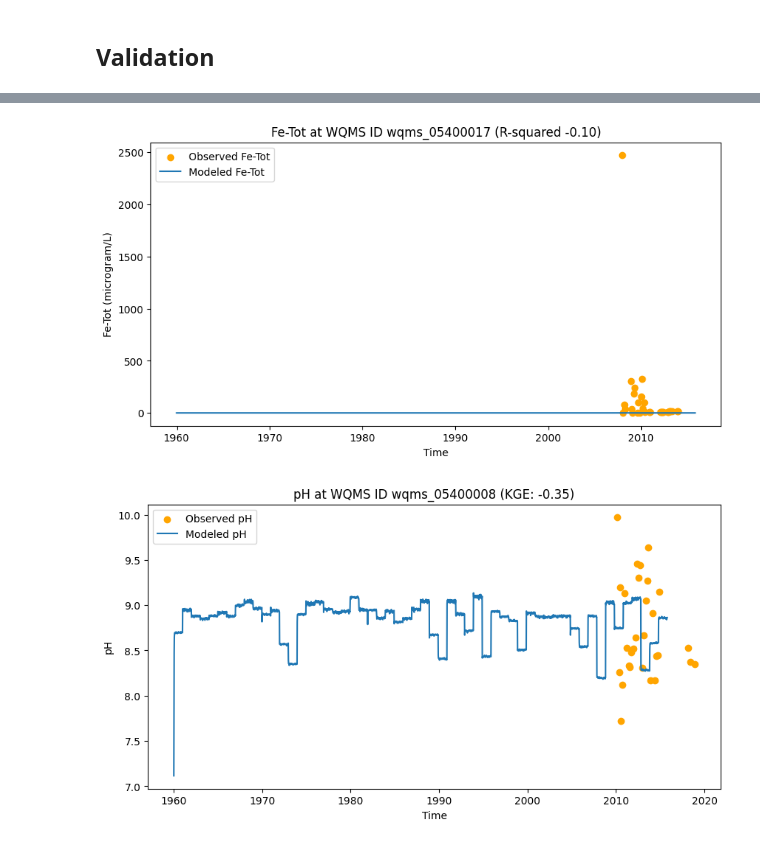
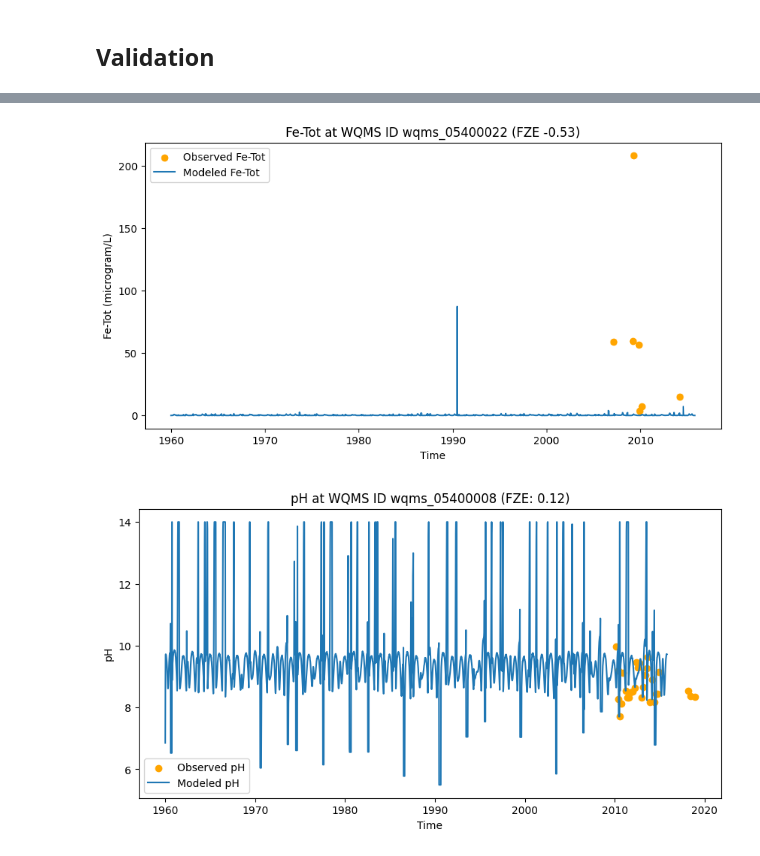
Before and after one commit to lgroenhart/AMDFLOW, a Jupyter notebook: case_study_III.ipynb, the cells around one changed output, grey strips where cells are left out. Cells and saved outputs as stored; diff of their text form; code cells hidden in the pictures.

```diff
--- a/case_study_III.ipynb
+++ b/case_study_III.ipynb
@@ -423,9 +420,9 @@ bedload_storage = output["bedload_storage"]
 output.close()
 # %%
 validation_ph = pd.read_csv(f"../data/validation data/{case_study_nr}/Metrics_pH.csv").dropna()
-display(validation_ph.sort_values("KGE", ascending = False))
+display(validation_ph.sort_values("FZE", ascending = False))
 try:
-    best_nse_ph = validation_ph.sort_values("R", ascending = False).iloc[0]
+    best_fze_ph = validation_ph.sort_values("FZE", ascending = False).iloc[0]
 except:
     pass
 # %% [output]
@@ -479,14 +465,18 @@ except:
 caravan = xr.open_dataset("../data/validation data/Caravan-Qual_lite.zarr", engine="zarr",
                                chunks={})
 # %%
-obs_fe_tot = caravan.sel(wqms_id = best_nse_fe_tot["wqms_id"])["Fe-Tot"]
-obs_ph = caravan.sel(wqms_id = best_nse_ph["wqms_id"])["pH"]
+obs_fe_tot = caravan.sel(wqms_id = best_fze_fe_tot["wqms_id"])["Fe-Tot"]
+obs_ph = caravan.sel(wqms_id = best_fze_ph["wqms_id"])["pH"]
+obs_fe_dis = caravan.sel(wqms_id = best_fze_fe_dis["wqms_id"])["Fe-Dis"]
 # %%
-model_fe_tot = ferric_iron.sel(lat = best_nse_fe_tot["cell_lat"], lon = best_nse_fe_tot["cell_lon"]) + \
-        ferrous_iron.sel(lat = best_nse_fe_tot["cell_lat"], lon = best_nse_fe_tot["cell_lon"]) + \
-        ferric_oxyhydroxide.sel(lat = best_nse_fe_tot["cell_lat"], lon = best_nse_fe_tot["cell_lon"])
+model_fe_tot = ferric_iron.sel(lat = best_fze_fe_tot["cell_lat"], lon = best_fze_fe_tot["cell_lon"]) + \
+        ferrous_iron.sel(lat = best_fze_fe_tot["cell_lat"], lon = best_fze_fe_tot["cell_lon"]) + \
+        ferric_oxyhydroxide.sel(lat = best_fze_fe_tot["cell_lat"], lon = best_fze_fe_tot["cell_lon"])
 
-model_ph = ph.sel(lat = best_nse_ph["cell_lat"], lon = best_nse_ph["cell_lon"])
+model_ph = ph.sel(lat = best_fze_ph["cell_lat"], lon = best_fze_ph["cell_lon"])
+
+model_fe_dis = ferric_iron.sel(lat = best_fze_fe_dis["cell_lat"], lon = best_fze_fe_dis["cell_lon"]) + \
+        ferrous_iron.sel(lat = best_fze_fe_dis["cell_lat"], lon = best_fze_fe_dis["cell_lon"])
 # %%
 fig, ax = plt.subplots(figsize=(10, 5))
 ax.scatter(obs_fe_tot.time, obs_fe_tot.values, label = "Observed Fe-Tot", marker = "o", color = "orange")
@@ -494,19 +484,19 @@ model_fe_tot.plot(ax = ax, label = "Modeled Fe-Tot")
 ax.set_title("")
 plt.legend()
 plt.title("")
-plt.title(f"Fe-Tot at WQMS ID {best_nse_fe_tot["wqms_id"]} (R-squared {best_nse_fe_tot["R"]:.2f})")
+plt.title(f"Fe-Tot at WQMS ID {best_fze_fe_tot["wqms_id"]} (FZE {best_fze_fe_tot["FZE"]:.2f})")
 plt.xlabel("Time")
 ax.set_ylabel("Fe-Tot (microgram/L)");
 # %% [output]
-[figure, old version]
+[figure, new version]
 # %%
 fig, ax = plt.subplots(figsize=(10, 5))
 ax.scatter(obs_ph.time, obs_ph.values, label = "Observed pH", marker = "o", color = "orange")
 model_ph.plot(ax = ax, label = "Modeled pH")
 ax.set_title("")
 plt.legend()
-plt.title(f"pH at WQMS ID {best_nse_ph["wqms_id"]} (KGE: {best_nse_ph["KGE"]:.2f})")
+plt.title(f"pH at WQMS ID {best_fze_ph["wqms_id"]} (FZE: {best_fze_ph["FZE"]:.2f})")
 plt.xlabel("Time")
 ax.set_ylabel("pH");
 # %% [output]
-[figure, old version]
+[figure, new version]
```
Also changed, not shown: parts of 28 cells of this notebook, 3 other files.
